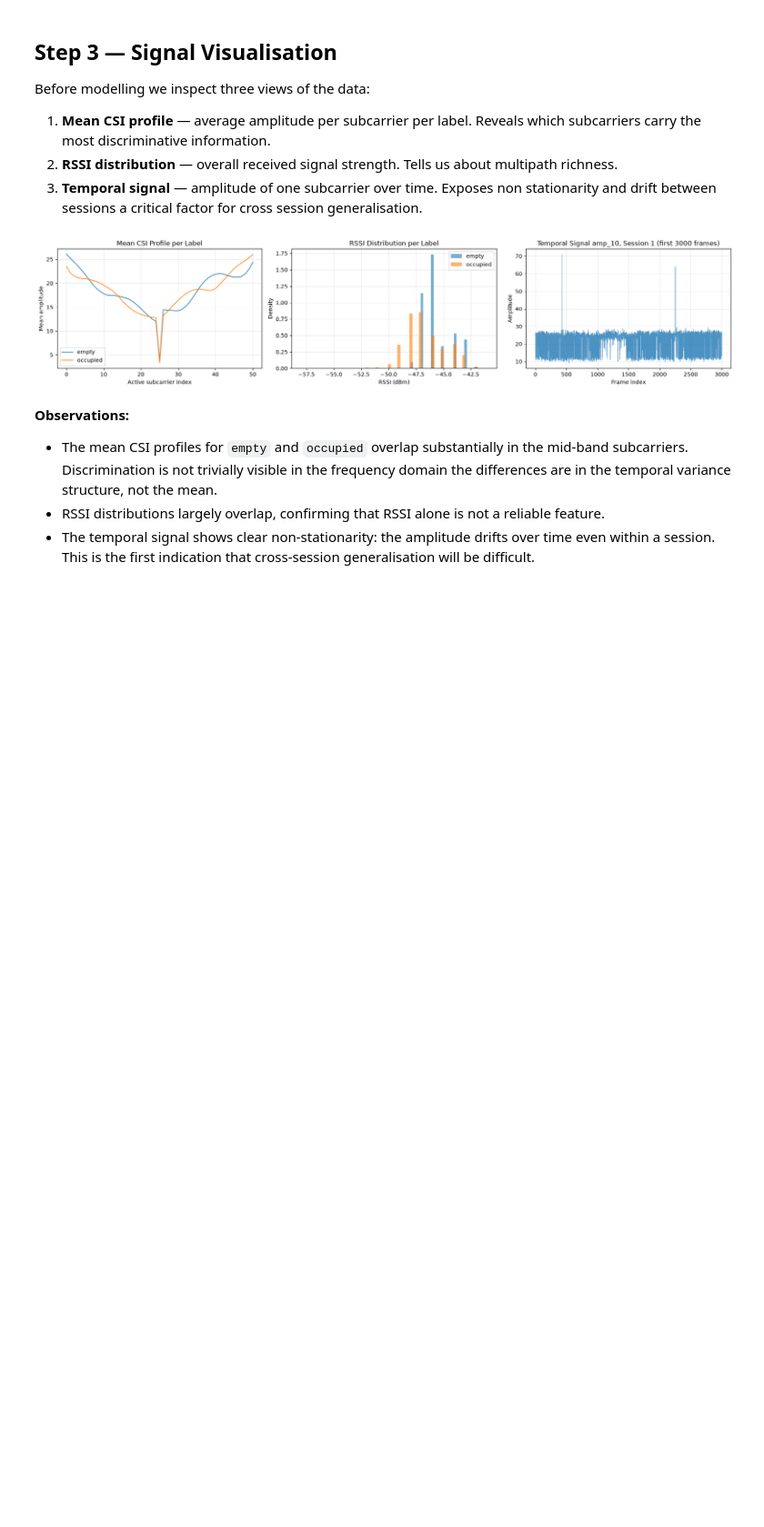
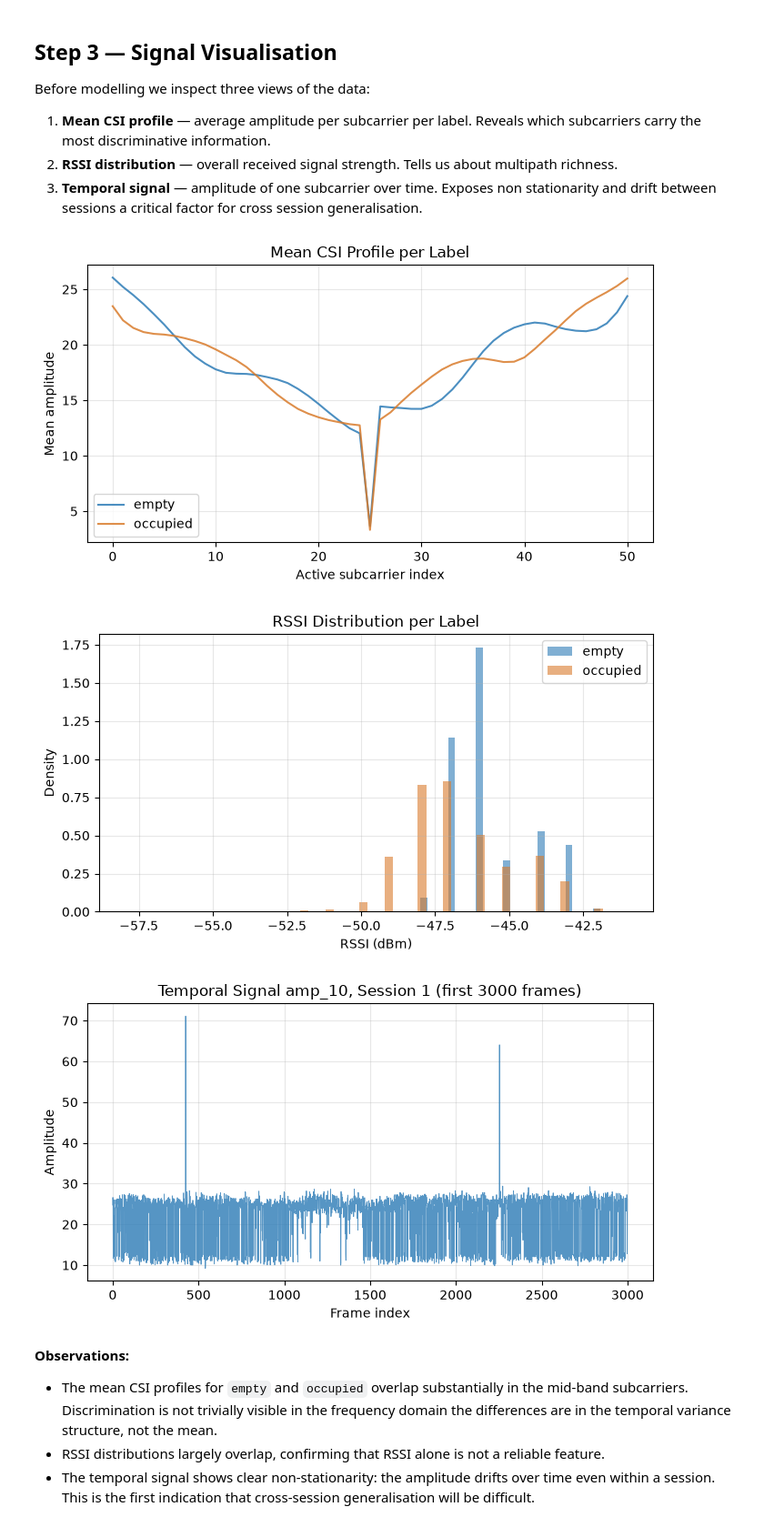
Before and after one commit to Nur2424/wifi-presence-detection, a Jupyter notebook: esp32/feasibility-study-notebooks/00_preprocessing.ipynb, the cells around one changed output. Shown at 91% size. Drawn from its saved outputs; the diff is of its cells as text; code cells hidden in the pictures; blank space fills up the shorter version.

```diff
--- a/esp32/feasibility-study-notebooks/00_preprocessing.ipynb
+++ b/esp32/feasibility-study-notebooks/00_preprocessing.ipynb
@@ -115,38 +118,47 @@ Before modelling we inspect three views of the data:
 3. **Temporal signal** — amplitude of one subcarrier over time. Exposes non stationarity
    and drift between sessions a critical factor for cross session generalisation.
 # %%
-fig, axes = plt.subplots(1, 3, figsize=(18, 4))
-
 # --- Plot 1: Mean CSI amplitude profile per label -----------------------
-for label, grp in df.groupby("label"):
-    axes[0].plot(grp[ACTIVE_COLS].mean().values, label=label, alpha=0.85)
-axes[0].set_title("Mean CSI Profile per Label")
-axes[0].set_xlabel("Active subcarrier index")
-axes[0].set_ylabel("Mean amplitude")
-axes[0].legend()
-axes[0].grid(True, alpha=0.3)
+fig, ax = plt.subplots(figsize=(7, 4))
+for (label, grp), color in zip(df.groupby("label"), ['#2C7BB6', '#D97B2B']):
+    ax.plot(grp[ACTIVE_COLS].mean().values, label=label, alpha=0.85, color=color)
+ax.set_title("Mean CSI Profile per Label")
+ax.set_xlabel("Active subcarrier index")
+ax.set_ylabel("Mean amplitude")
+ax.legend()
+ax.grid(True, alpha=0.3)
+plt.tight_layout()
+plt.savefig(f'{SAVE_DIR}/00_csi_profile.png', dpi=150, bbox_inches='tight')
+plt.show()
 
 # --- Plot 2: RSSI distribution per label ----------------------------------
-for label, grp in df.groupby("label"):
-    axes[1].hist(grp["rssi"], bins=60, alpha=0.6, label=label, density=True)
-axes[1].set_title("RSSI Distribution per Label")
-axes[1].set_xlabel("RSSI (dBm)")
-axes[1].set_ylabel("Density")
-axes[1].legend()
-axes[1].grid(True, alpha=0.3)
+fig, ax = plt.subplots(figsize=(7, 4))
+for (label, grp), color in zip(df.groupby("label"), ['#2C7BB6', '#D97B2B']):
+    ax.hist(grp["rssi"], bins=60, alpha=0.6, label=label, density=True, color=color)
+ax.set_title("RSSI Distribution per Label")
+ax.set_xlabel("RSSI (dBm)")
+ax.set_ylabel("Density")
+ax.legend()
+ax.grid(True, alpha=0.3)
+plt.tight_layout()
+plt.savefig(f'{SAVE_DIR}/00_rssi_distribution.png', dpi=150, bbox_inches='tight')
+plt.show()
 
 # --- Plot 3: Temporal signal — subcarrier amp_10, session 1 --------------
+fig, ax = plt.subplots(figsize=(7, 4))
 s1 = df[df["session"] == "session1"].reset_index(drop=True)
-axes[2].plot(s1["amp_10"].values[:3000], linewidth=0.6, alpha=0.8)
-axes[2].set_title("Temporal Signal amp_10, Session 1 (first 3000 frames)")
-axes[2].set_xlabel("Frame index")
-axes[2].set_ylabel("Amplitude")
-axes[2].grid(True, alpha=0.3)
-
+ax.plot(s1["amp_10"].values[:3000], linewidth=0.6, alpha=0.8, color='#2C7BB6')
+ax.set_title("Temporal Signal amp_10, Session 1 (first 3000 frames)")
+ax.set_xlabel("Frame index")
+ax.set_ylabel("Amplitude")
+ax.grid(True, alpha=0.3)
 plt.tight_layout()
+plt.savefig(f'{SAVE_DIR}/00_temporal_signal.png', dpi=150, bbox_inches='tight')
 plt.show()
 # %% [output]
-[figure, old version]
+[figure, new version]
+[figure, added]
+[figure, added]
 # %% [markdown]
 **Observations:**
 - The mean CSI profiles for `empty` and `occupied` overlap substantially in the mid-band subcarriers.
```
Also changed, not shown: parts of 2 cells of this notebook, 17 other files.
